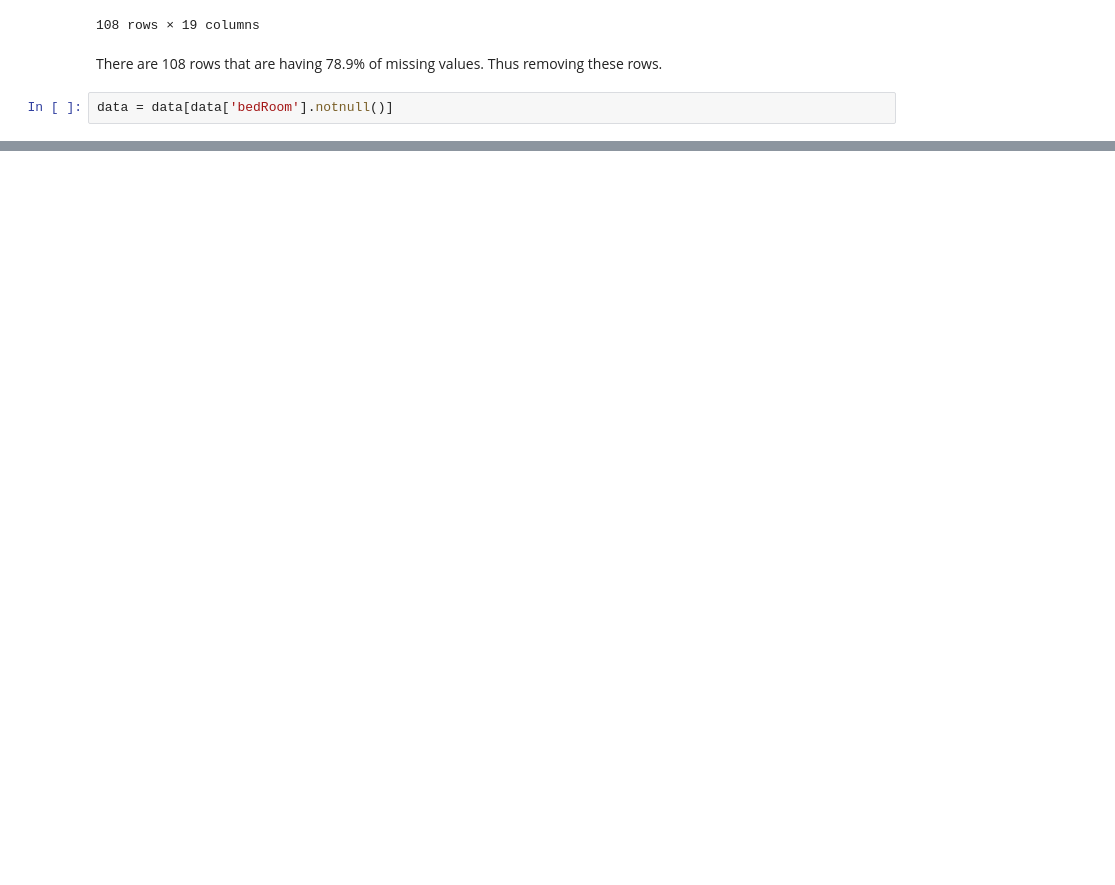
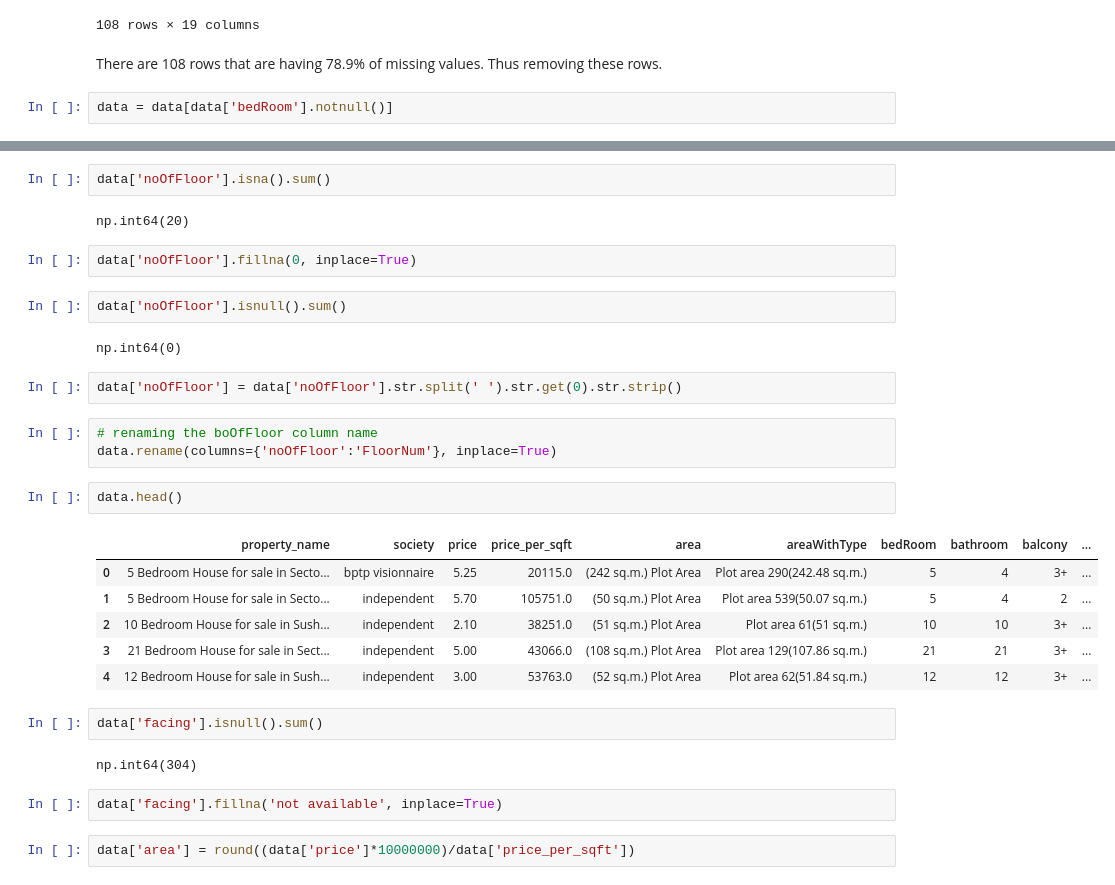
Before and after one commit to Tanwar-Aastha/Property-price-prediction, a Jupyter notebook: notebook/data_cleaning/houses_preprocessing.ipynb, the cells around one changed output, grey strips where cells are left out. Saved outputs shown, nothing was run; the diff lists cells and outputs as text; blank space fills up the shorter version.

```diff
--- a/notebook/data_cleaning/houses_preprocessing.ipynb
+++ b/notebook/data_cleaning/houses_preprocessing.ipynb
@@ -357,0 +431,32 @@ data[data['bedRoom'].notnull()]
+# %%
+data['noOfFloor'].isna().sum()
+# %% [output]
+np.int64(20)
+# %%
+data['noOfFloor'].fillna(0, inplace=True)
+# %%
+data['noOfFloor'].isnull().sum()
+# %% [output]
+np.int64(0)
+# %%
+data['noOfFloor'] = data['noOfFloor'].str.split(' ').str.get(0).str.strip()
+# %%
+# renaming the boOfFloor column name
+data.rename(columns={'noOfFloor':'FloorNum'}, inplace=True)
+# %%
+data.head()
+# %% [output]
+|  | property_name | society | price | price_per_sqft | area | areaWithType | bedRoom | bathroom | balcony | ... |
+| 0 | 5 Bedroom House for sale in Secto... | bptp visionnaire | 5.25 | 20115.0 | (242 sq.m.) Plot Area | Plot area 290(242.48 sq.m.) | 5 | 4 | 3+ | ... |
+| 1 | 5 Bedroom House for sale in Secto... | independent | 5.70 | 105751.0 | (50 sq.m.) Plot Area | Plot area 539(50.07 sq.m.) | 5 | 4 | 2 | ... |
+| 2 | 10 Bedroom House for sale in Sush... | independent | 2.10 | 38251.0 | (51 sq.m.) Plot Area | Plot area 61(51 sq.m.) | 10 | 10 | 3+ | ... |
+| 3 | 21 Bedroom House for sale in Sect... | independent | 5.00 | 43066.0 | (108 sq.m.) Plot Area | Plot area 129(107.86 sq.m.) | 21 | 21 | 3+ | ... |
+| 4 | 12 Bedroom House for sale in Sush... | independent | 3.00 | 53763.0 | (52 sq.m.) Plot Area | Plot area 62(51.84 sq.m.) | 12 | 12 | 3+ | ... |
+# %%
+data['facing'].isnull().sum()
+# %% [output]
+np.int64(304)
+# %%
+data['facing'].fillna('not available', inplace=True)
+# %%
+data['area'] = round((data['price']*10000000)/data['price_per_sqft'])
```
Also changed, not shown: parts of 18 cells of this notebook, 1 other file.
